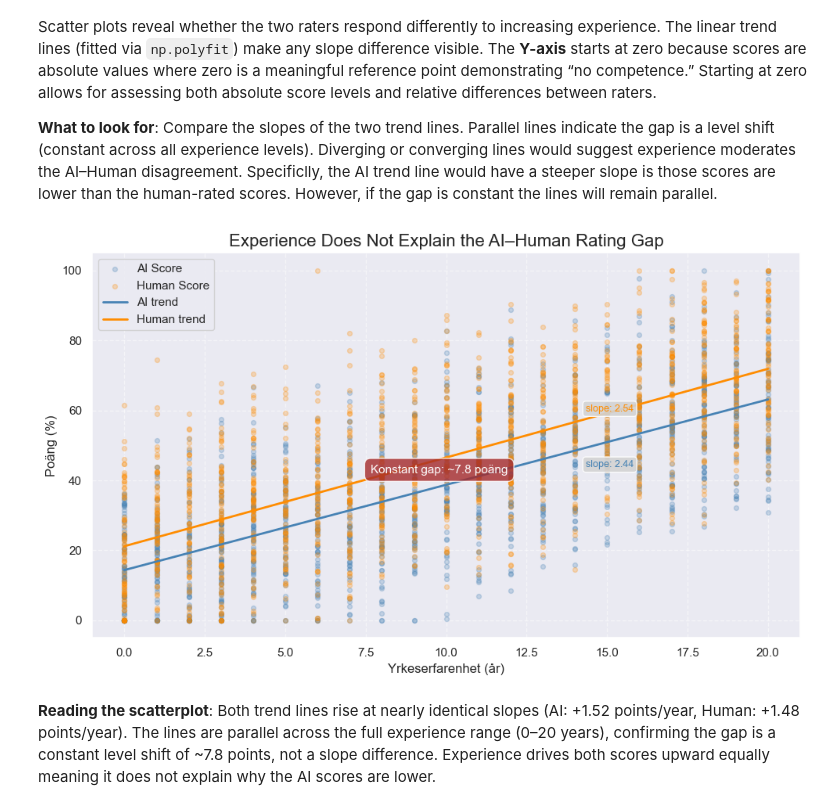
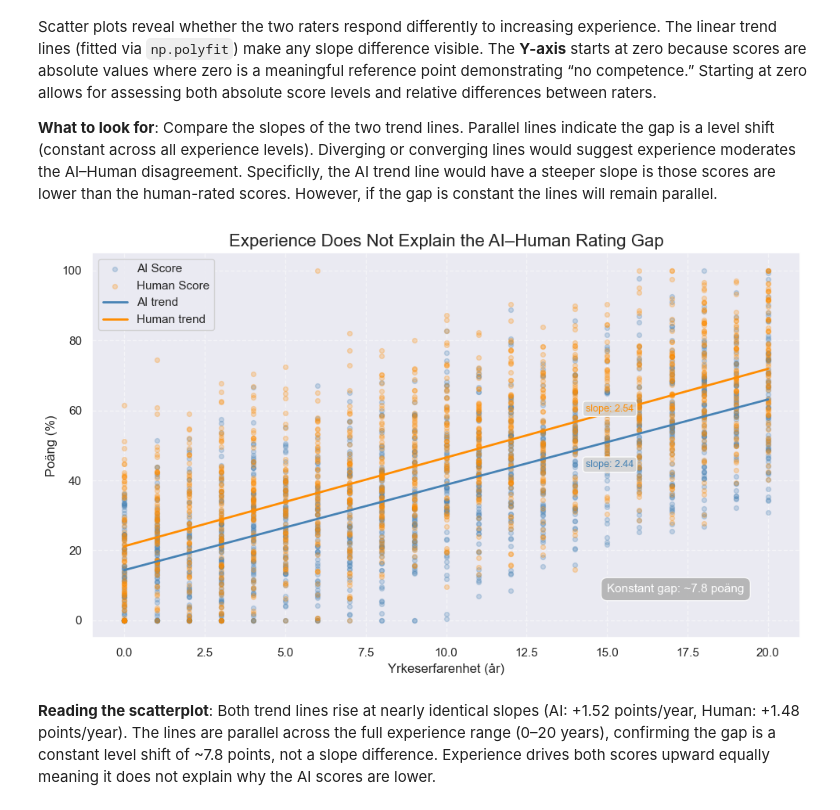
Before and after one commit to hkmp1303/hiring-fairness-audit-analysis, a Jupyter notebook: hiring-fairness-audit-analysis.ipynb, the cells around one changed output. Saved outputs shown, nothing was run; the diff lists cells and outputs as text; code cells hidden in the pictures.

Commit message:
Revise visual 4.2 gap annotation
Move annotation to lower left, off of ploted data
Enhance readability

```diff
--- a/hiring-fairness-audit-analysis.ipynb
+++ b/hiring-fairness-audit-analysis.ipynb
@@ -267,37 +267,37 @@ for col, color, lbl in [
     ("Human_Score", "darkorange", "Human trend"),
 ]:
     m, b = np.polyfit(x, df[col], 1)
     x_line = np.linspace(x.min(), x.max(), 200)
     ax.plot(x_line, m * x_line + b, color=color, linewidth=2, label=lbl)
 
     # Annotate slope
     ax.annotate(f'slope: {m:.2f}',
                 xy=(x.max() * 0.7, (m * x.max() * 0.7 + b)),
                 xytext=(10, -15 if col == "AI_Score" else 10),
                 textcoords='offset points',
                 fontsize=9, color=color,
                 bbox=dict(boxstyle='round,pad=0.3', facecolor='lightgrey', alpha=0.9))
 
 # Annotate parallel gap
 mid_x = x.mean()
 ai_m, ai_b = np.polyfit(x, df["AI_Score"], 1)
 human_m, human_b = np.polyfit(x, df["Human_Score"], 1)
 gap_at_mid = (human_m * mid_x + human_b) - (ai_m * mid_x + ai_b)
 
 ax.annotate(f'Konstant gap: ~{gap_at_mid:.1f} poäng',
-            xy=(mid_x, ai_m * mid_x + ai_b + gap_at_mid/2),
-            fontsize=11, color='white', ha='center',
-            bbox=dict(boxstyle='round,pad=0.5', facecolor='brown', alpha=0.8))
+            xy=(x.max() -5, df["AI_Score"].min() + 8),
+            fontsize=11, color='white', ha='left',
+            bbox=dict(boxstyle='round,pad=0.5', facecolor='darkgrey', alpha=0.8))
 
 ax.set_xlabel("Yrkeserfarenhet (år)", fontsize=12)
 ax.set_ylabel("Poäng (%)", fontsize=12)
 ax.set_title("Experience Does Not Explain the AI–Human Rating Gap", fontsize=16)
 ax.legend(fontsize=11)
 ax.grid(True, linestyle="--", alpha=0.5)
 plt.tight_layout()
 plt.show()
 # %% [output]
-[figure, old version]
+[figure, new version]
 # %% [markdown]
 **Reading the scatterplot**: Both trend lines rise at nearly identical slopes (AI: +1.52 points/year, Human: +1.48 points/year). The lines are parallel across the full experience range (0–20 years), confirming the gap is a constant level shift of ~7.8 points, not a slope difference. Experience drives both scores upward equally meaning it does not explain why the AI scores are lower.
 # %% [markdown]
```
